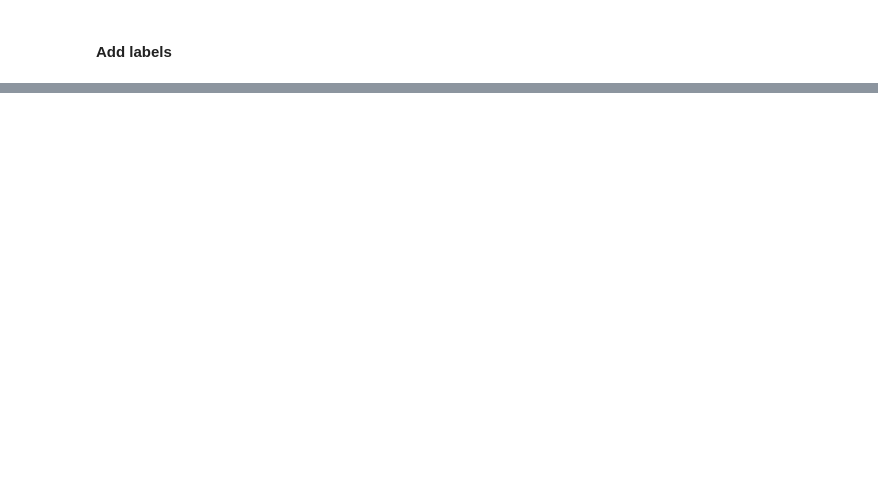
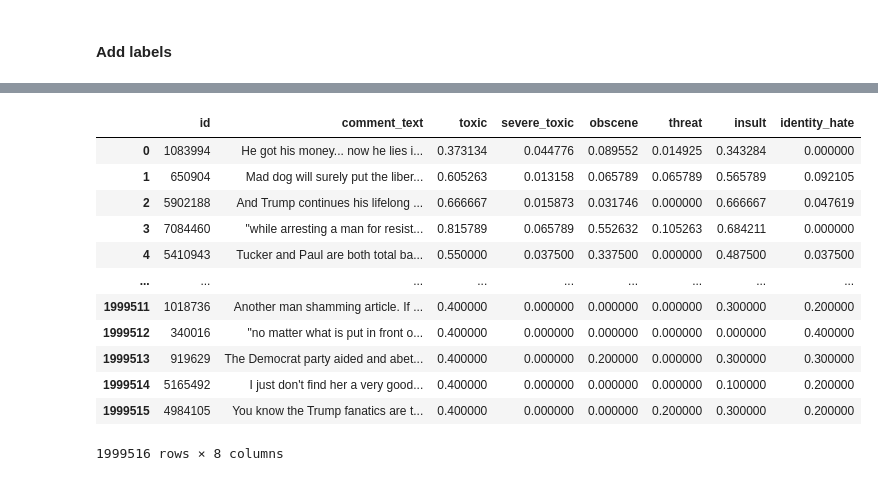
Before and after one commit to MonideepDe/Jigsaw-Severity-2021, a Jupyter notebook: notebooks/data_processing.ipynb, the cells around one changed output, grey strips where cells are left out. Cells and saved outputs as stored; diff of their text form; code cells hidden in the pictures; blank space fills up the shorter version.

```diff
--- a/notebooks/data_processing.ipynb
+++ b/notebooks/data_processing.ipynb
@@ -180,0 +214,3 @@ test_1_data_df
+# %%
+train_2_df = train_2_df.rename(columns={"toxicity": "toxic", "severe_toxicity": "severe_toxic", "identity_attack": "identity_hate"})
+train_2_df.columns
@@ -180,0 +230,17 @@ test_1_data_df
+# %%
+train_2_df = train_2_df[Config.data_columns + Config.label_columns]
+train_2_df
+# %% [output]
+|  | id | comment_text | toxic | severe_toxic | obscene | threat | insult | identity_hate |
+| 0 | 1083994 | He got his money... now he lies i... | 0.373134 | 0.044776 | 0.089552 | 0.014925 | 0.343284 | 0.000000 |
+| 1 | 650904 | Mad dog will surely put the liber... | 0.605263 | 0.013158 | 0.065789 | 0.065789 | 0.565789 | 0.092105 |
+| 2 | 5902188 | And Trump continues his lifelong ... | 0.666667 | 0.015873 | 0.031746 | 0.000000 | 0.666667 | 0.047619 |
+| 3 | 7084460 | "while arresting a man for resist... | 0.815789 | 0.065789 | 0.552632 | 0.105263 | 0.684211 | 0.000000 |
+| 4 | 5410943 | Tucker and Paul are both total ba... | 0.550000 | 0.037500 | 0.337500 | 0.000000 | 0.487500 | 0.037500 |
+| ... | ... | ... | ... | ... | ... | ... | ... | ... |
+| 1999511 | 1018736 | Another man shamming article. If ... | 0.400000 | 0.000000 | 0.000000 | 0.000000 | 0.300000 | 0.200000 |
+| 1999512 | 340016 | "no matter what is put in front o... | 0.400000 | 0.000000 | 0.000000 | 0.000000 | 0.000000 | 0.400000 |
+| 1999513 | 919629 | The Democrat party aided and abet... | 0.400000 | 0.000000 | 0.200000 | 0.000000 | 0.300000 | 0.300000 |
+| 1999514 | 5165492 | I just don't find her a very good... | 0.400000 | 0.000000 | 0.000000 | 0.000000 | 0.100000 | 0.200000 |
+| 1999515 | 4984105 | You know the Trump fanatics are t... | 0.400000 | 0.000000 | 0.000000 | 0.200000 | 0.300000 | 0.200000 |
+1999516 rows × 8 columns
```
Also changed, not shown: parts of 27 cells of this notebook.
